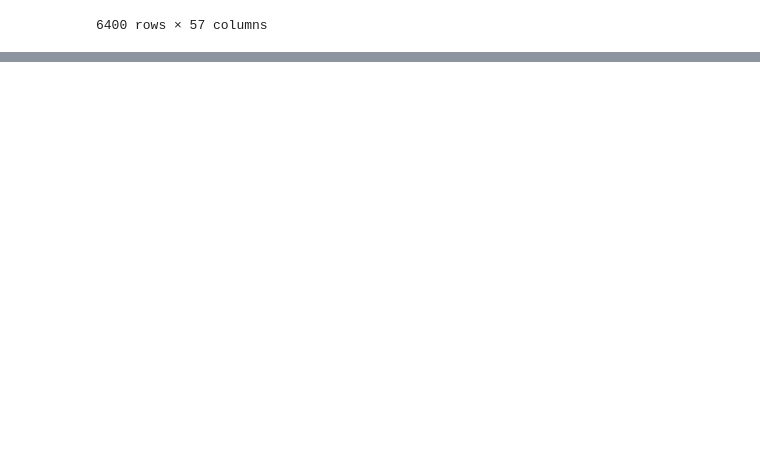
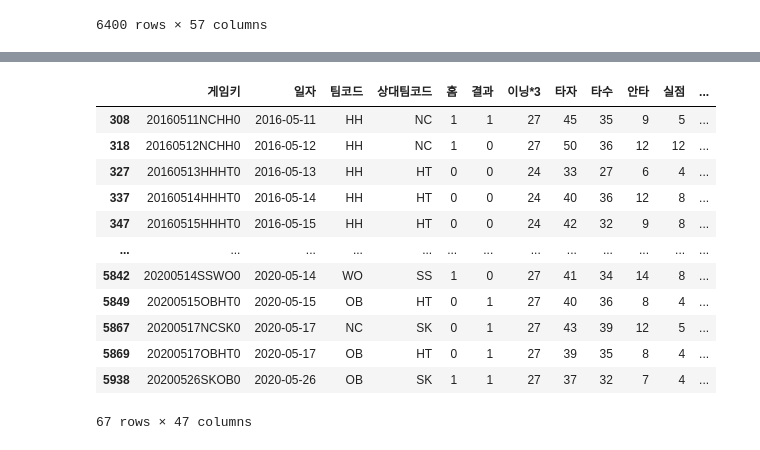
Before and after one commit to seonghunYang/big_contest2020, a Jupyter notebook: EDA11_변수_특징_추출.ipynb, the cells around one changed output, grey strips where cells are left out. Cells and saved outputs as stored; diff of their text form; code cells hidden in the pictures; blank space fills up the shorter version.

```diff
--- a/EDA11_변수_특징_추출.ipynb
+++ b/EDA11_변수_특징_추출.ipynb
@@ -104,0 +228,18 @@ team_pitcher
+# %%
+team_pitcher_test['z점수'] = (team_pitcher_test['평균자책점'] - 4.801420) / 0.667672
+# %%
+team_pitcher_test[(team_pitcher_test['z점수'] > 2.5) | (team_pitcher_test['z점수'] < -2.5) ]
+# %% [output]
+|  | 게임키 | 일자 | 팀코드 | 상대팀코드 | 홈 | 결과 | 이닝*3 | 타자 | 타수 | 안타 | 실점 | ... |
+| 308 | 20160511NCHH0 | 2016-05-11 | HH | NC | 1 | 1 | 27 | 45 | 35 | 9 | 5 | ... |
+| 318 | 20160512NCHH0 | 2016-05-12 | HH | NC | 1 | 0 | 27 | 50 | 36 | 12 | 12 | ... |
+| 327 | 20160513HHHT0 | 2016-05-13 | HH | HT | 0 | 0 | 24 | 33 | 27 | 6 | 4 | ... |
+| 337 | 20160514HHHT0 | 2016-05-14 | HH | HT | 0 | 0 | 24 | 40 | 36 | 12 | 8 | ... |
+| 347 | 20160515HHHT0 | 2016-05-15 | HH | HT | 0 | 0 | 24 | 42 | 32 | 9 | 8 | ... |
+| ... | ... | ... | ... | ... | ... | ... | ... | ... | ... | ... | ... | ... |
+| 5842 | 20200514SSWO0 | 2020-05-14 | WO | SS | 1 | 0 | 27 | 41 | 34 | 14 | 8 | ... |
+| 5849 | 20200515OBHT0 | 2020-05-15 | OB | HT | 0 | 1 | 27 | 40 | 36 | 8 | 4 | ... |
+| 5867 | 20200517NCSK0 | 2020-05-17 | NC | SK | 0 | 1 | 27 | 43 | 39 | 12 | 5 | ... |
+| 5869 | 20200517OBHT0 | 2020-05-17 | OB | HT | 0 | 1 | 27 | 39 | 35 | 8 | 4 | ... |
+| 5938 | 20200526SKOB0 | 2020-05-26 | OB | SK | 1 | 1 | 27 | 37 | 32 | 7 | 4 | ... |
+67 rows × 47 columns
```
Also changed, not shown: parts of 34 cells of this notebook.
